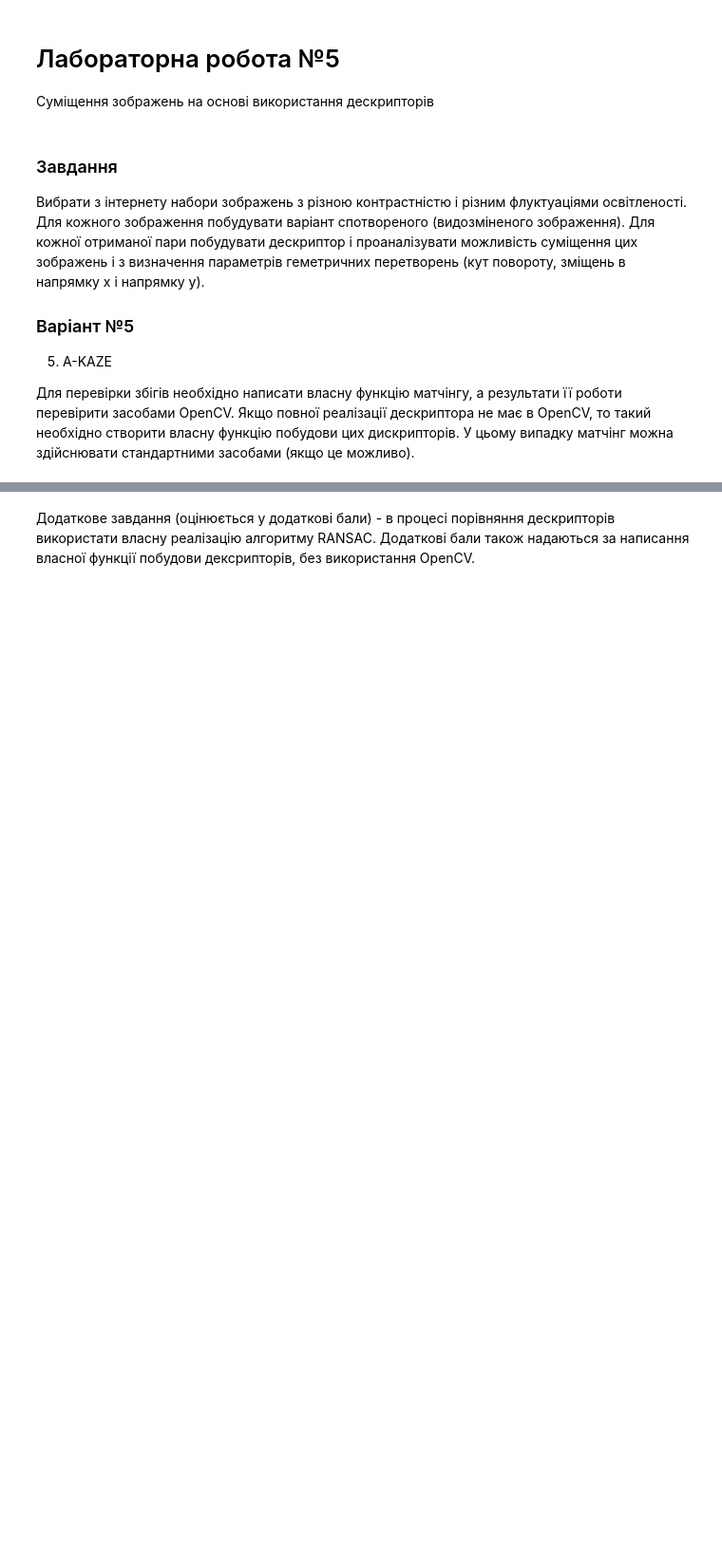
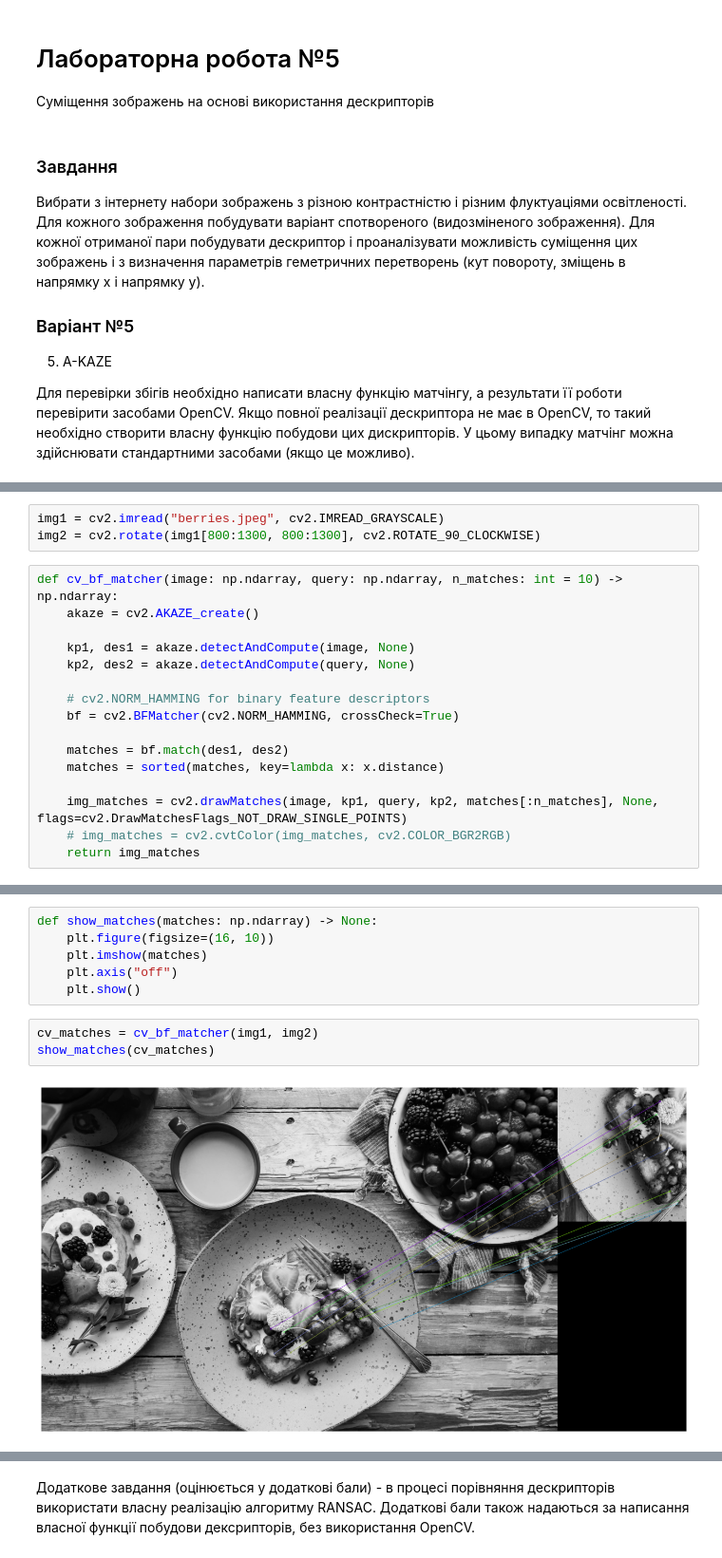
Before and after one commit to DPlpnu/cv-2023, a Jupyter notebook: group 413/lab2/Vilinskyi Taras/lab2_variant_5.ipynb, the cells around one changed output, grey strips where cells are left out. Shown at 95% size. Cells and saved outputs as stored; diff of their text form; blank space fills up the shorter version.

Commit message:
Custom and bf matcher.

```diff
--- a/group 413/lab2/Vilinskyi Taras/lab2_variant_5.ipynb
+++ b/group 413/lab2/Vilinskyi Taras/lab2_variant_5.ipynb
@@ -12,0 +17,19 @@
+# %%
+img1 = cv2.imread("berries.jpeg", cv2.IMREAD_GRAYSCALE)
+img2 = cv2.rotate(img1[800:1300, 800:1300], cv2.ROTATE_90_CLOCKWISE)
+# %%
+def cv_bf_matcher(image: np.ndarray, query: np.ndarray, n_matches: int = 10) -> np.ndarray:
+    akaze = cv2.AKAZE_create()
+
+    kp1, des1 = akaze.detectAndCompute(image, None)
+    kp2, des2 = akaze.detectAndCompute(query, None)
+
+    # cv2.NORM_HAMMING for binary feature descriptors
+    bf = cv2.BFMatcher(cv2.NORM_HAMMING, crossCheck=True)
+
+    matches = bf.match(des1, des2)
+    matches = sorted(matches, key=lambda x: x.distance)
+
+    img_matches = cv2.drawMatches(image, kp1, query, kp2, matches[:n_matches], None, flags=cv2.DrawMatchesFlags_NOT_DRAW_SINGLE_POINTS)
+    # img_matches = cv2.cvtColor(img_matches, cv2.COLOR_BGR2RGB)
+    return img_matches
@@ -12,0 +60,11 @@
+# %%
+def show_matches(matches: np.ndarray) -> None:
+    plt.figure(figsize=(16, 10))
+    plt.imshow(matches)
+    plt.axis("off")
+    plt.show()
+# %%
+cv_matches = cv_bf_matcher(img1, img2)
+show_matches(cv_matches)
+# %% [output]
+[figure, added]
```
Also changed, not shown: parts of 4 cells of this notebook, 2 other files.
